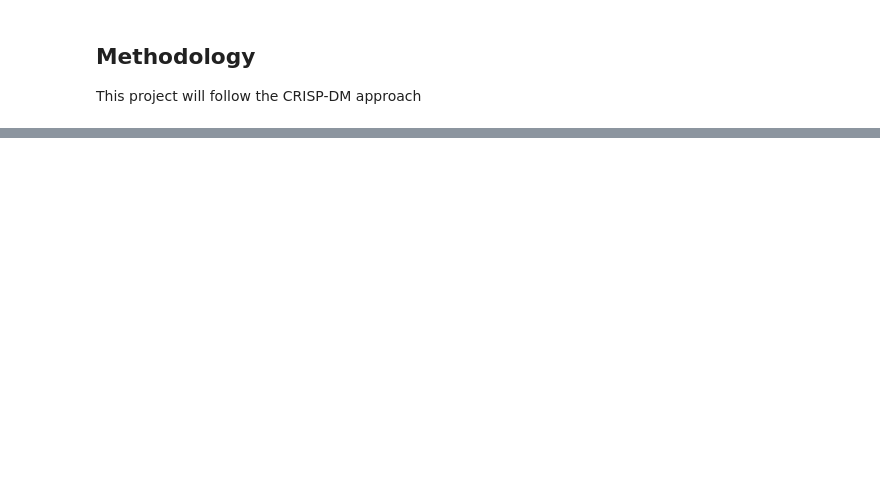
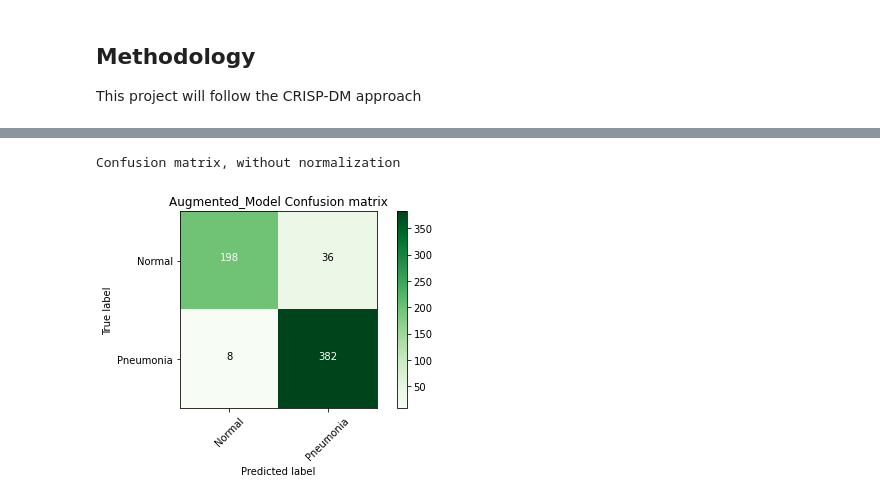
Before and after one commit to aggie2411/Detecting_Pneumonia, a Jupyter notebook: project.ipynb, the cells around one changed output, grey strips where cells are left out. Cells and saved outputs as stored; diff of their text form; code cells hidden in the pictures; blank space fills up the shorter version.

```diff
--- a/project.ipynb
+++ b/project.ipynb
@@ -19,0 +226,7 @@ The data was downloaded from [kaggle](https://www.kaggle.com/paultimothymooney/c
+# %%
+aug_model_history = aug_model.fit_generator(train_generator_aug,
+            validation_data = val_generator,
+
+            epochs = 30,
+
+            verbose = 1)
@@ -19,0 +259,6 @@ The data was downloaded from [kaggle](https://www.kaggle.com/paultimothymooney/c
+# %%
+test_generator_aug=ImageDataGenerator(rescale=1/255)
+test_generator_aug=test_generator_aug.flow_from_directory(test_data,target_size=(100,100),batch_size=624)
+test_images_aug, test_labels_aug = next(test_generator_aug)
+test_img_aug = test_images_aug.reshape(624,-1)
+test_lab_aug = np.reshape(test_labels_aug[:,1],(624,1))
@@ -19,0 +267,4 @@ The data was downloaded from [kaggle](https://www.kaggle.com/paultimothymooney/c
+# %%
+y_pred_aug = aug_model.predict(test_images_aug)
+y_pred_aug = np.rint(y_pred_aug)
+print(classification_report(test_lab_aug, y_pred_aug, labels=[0,1]))
@@ -19,0 +280,7 @@ The data was downloaded from [kaggle](https://www.kaggle.com/paultimothymooney/c
+# %%
+cm_aug=confusion_matrix(test_lab_aug, y_pred_aug)
+# %%
+plot_confusion_matrix(cm=cm_aug,classes=['Normal', 'Pneumonia'], filename='Augmented_Model')
+# %% [output]
+Confusion matrix, without normalization
+[figure, added]
```
Also changed, not shown: parts of 112 cells of this notebook, 3 other files.
